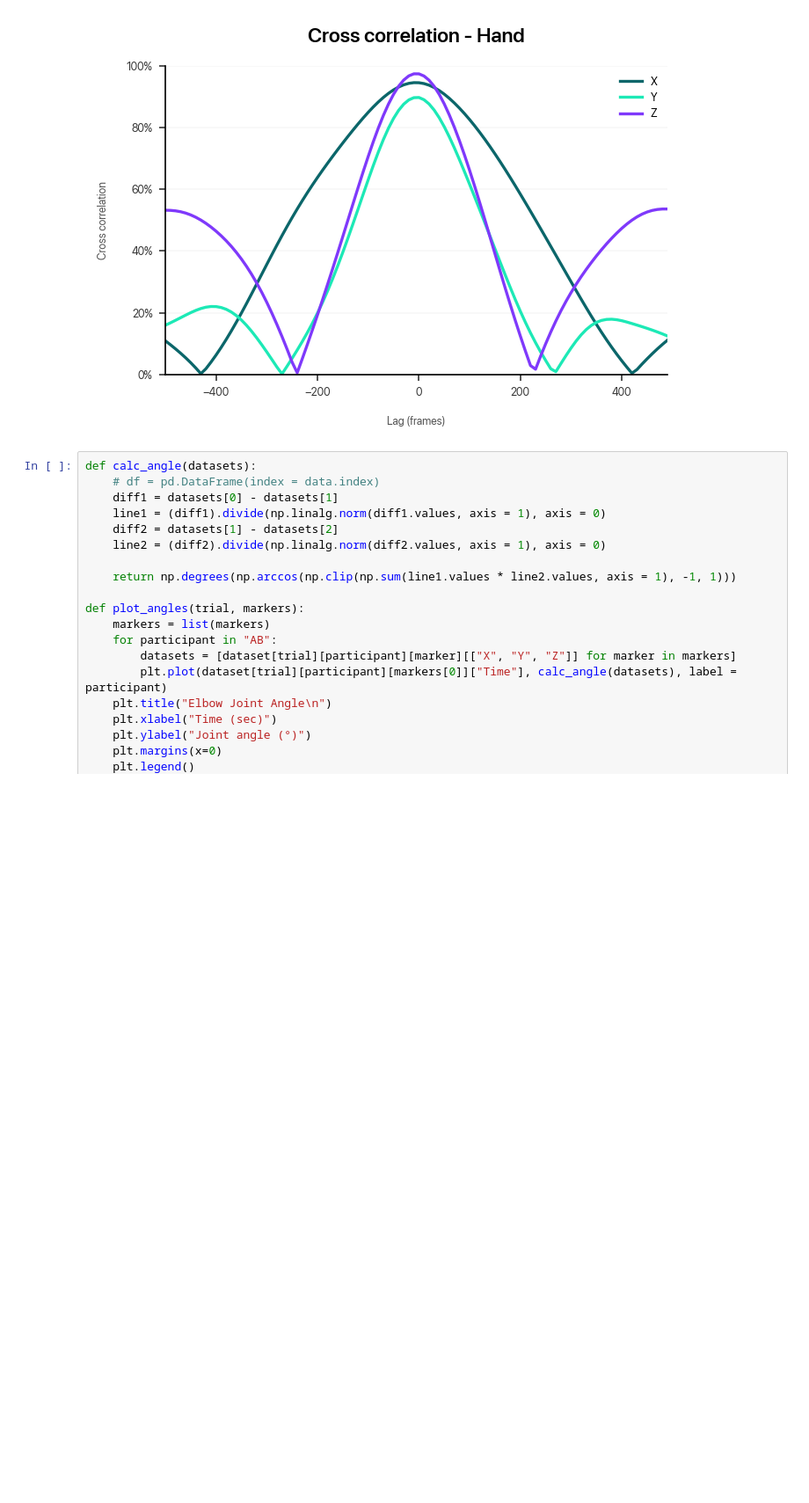
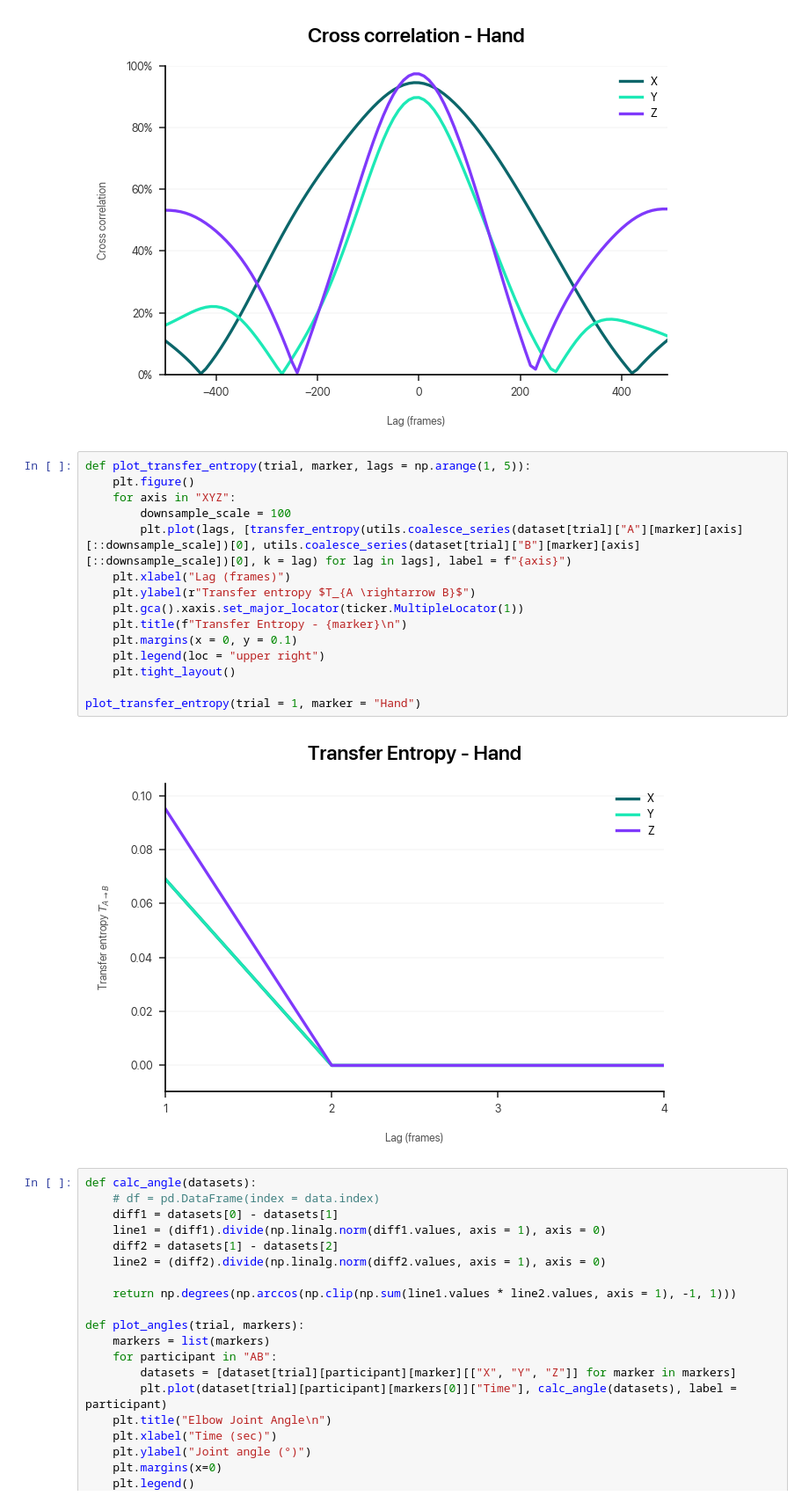
Before and after one commit to dlundgaard/dapup-mocap, a Jupyter notebook: analysis.ipynb, the cells around one changed output. Shown at 88% size. Cells and saved outputs as stored; diff of their text form; blank space fills up the shorter version.

Commit message:
added transfer entropy measure

```diff
--- a/analysis.ipynb
+++ b/analysis.ipynb
@@ -138,6 +135,23 @@ def plot_cross_correlation(trial, marker, lags = np.arange(-500, 500, 10)):
 plot_cross_correlation(trial = 1, marker = "Hand")
 # %% [output]
 [figure]
+# %%
+def plot_transfer_entropy(trial, marker, lags = np.arange(1, 5)):
+    plt.figure()
+    for axis in "XYZ":
+        downsample_scale = 100
+        plt.plot(lags, [transfer_entropy(utils.coalesce_series(dataset[trial]["A"][marker][axis][::downsample_scale])[0], utils.coalesce_series(dataset[trial]["B"][marker][axis][::downsample_scale])[0], k = lag) for lag in lags], label = f"{axis}")
+    plt.xlabel("Lag (frames)")
+    plt.ylabel(r"Transfer entropy $T_{A \rightarrow B}$")
+    plt.gca().xaxis.set_major_locator(ticker.MultipleLocator(1))
+    plt.title(f"Transfer Entropy - {marker}\n")
+    plt.margins(x = 0, y = 0.1)
+    plt.legend(loc = "upper right")
+    plt.tight_layout()
+
+plot_transfer_entropy(trial = 1, marker = "Hand")
+# %% [output]
+[figure, added]
 # %%
 def calc_angle(datasets):
     # df = pd.DataFrame(index = data.index)
```
Also changed, not shown: parts of 1 cell of this notebook.
